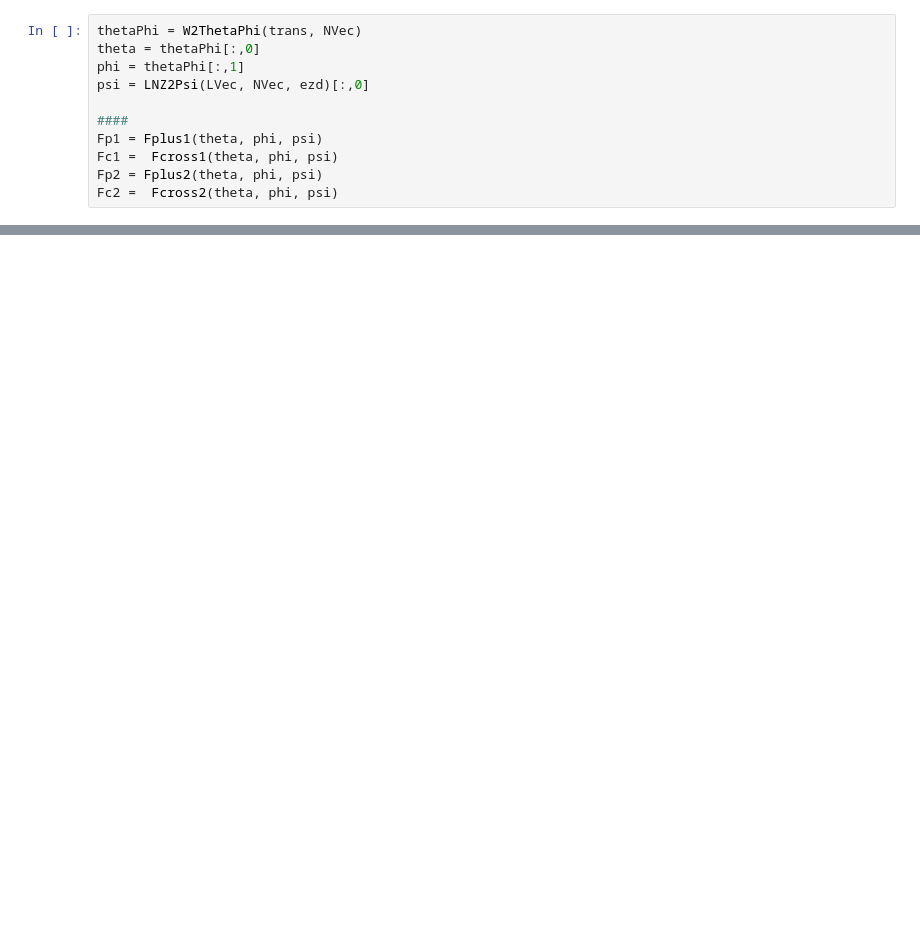
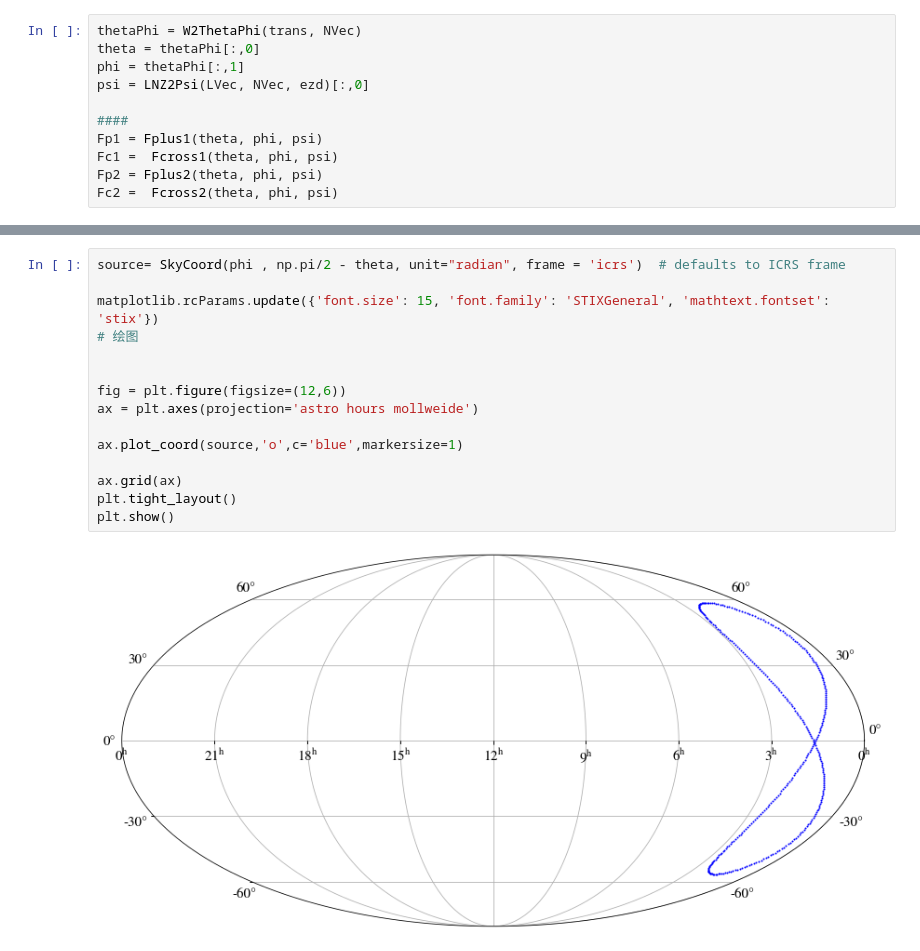
Before and after one commit to kelvin1020/taiji_simulation, a Jupyter notebook: orbitData/Fplus&Fcross.ipynb, the cells around one changed output, grey strips where cells are left out. Saved outputs shown, nothing was run; the diff lists cells and outputs as text; blank space fills up the shorter version.

```diff
--- a/orbitData/Fplus&Fcross.ipynb
+++ b/orbitData/Fplus&Fcross.ipynb
@@ -161,0 +190,17 @@ array([[-0.50923338, -0.85454576,  0.85455265, -0.50922152],
+# %%
+source= SkyCoord(phi , np.pi/2 - theta, unit="radian", frame = 'icrs')  # defaults to ICRS frame
+
+matplotlib.rcParams.update({'font.size': 15, 'font.family': 'STIXGeneral', 'mathtext.fontset': 'stix'})
+# 绘图
+
+
+fig = plt.figure(figsize=(12,6))
+ax = plt.axes(projection='astro hours mollweide')
+
+ax.plot_coord(source,'o',c='blue',markersize=1)
+
+ax.grid(ax)
+plt.tight_layout()
+plt.show()
+# %% [output]
+[figure, added]
```
Also changed, not shown: parts of 7 cells of this notebook, 8 other files.
